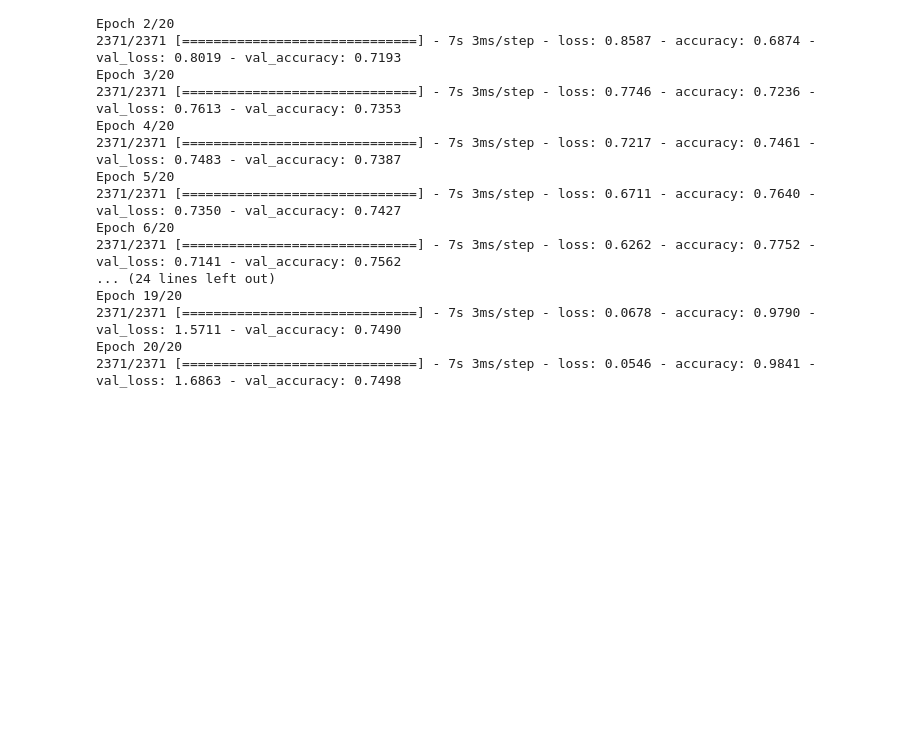
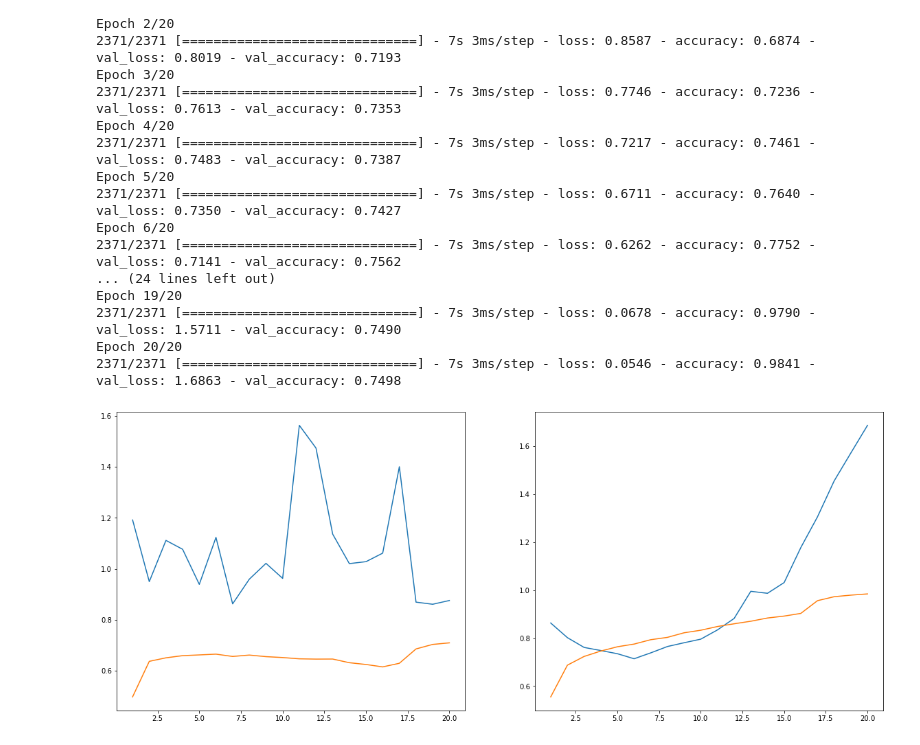
Before and after one commit to aydin-hasanli/age_gender_prediction, a Jupyter notebook: EDA.ipynb, the cells around one changed output. Saved outputs shown, nothing was run; the diff lists cells and outputs as text; code cells hidden in the pictures; blank space fills up the shorter version.

```diff
--- a/EDA.ipynb
+++ b/EDA.ipynb
@@ -375,7 +375,7 @@ Trainable params: 5,413,509
 Non-trainable params: 0
 _________________________________________________________________
 # %%
-history_ethnicity=ethno_model.fit(X_ethnicity_train,y_ethnicity_train, verbose=1,
+ethno=ethno_model.fit(X_ethnicity_train,y_ethnicity_train, verbose=1,
                                        validation_data=(X_ethnicity_test, y_ethnicity_test),
     batch_size=32,
     epochs=20,
@@ -424,3 +424,14 @@ Epoch 19/20
 2371/2371 [==============================] - 7s 3ms/step - loss: 0.0678 - accuracy: 0.9790 - val_loss: 1.5711 - val_accuracy: 0.7490
 Epoch 20/20
 2371/2371 [==============================] - 7s 3ms/step - loss: 0.0546 - accuracy: 0.9841 - val_loss: 1.6863 - val_accuracy: 0.7498
+# %%
+fig, ax = plt.subplots(1,2, figsize=(20,8))
+ethno.history
+l=np.arange(1,len(ethno.history['val_loss'])+1)
+ax[0].plot(l, ethno.history['val_loss'])
+ax[0].plot(l, ethno.history['accuracy'])
+l1=np.arange(1,len(ethno_2.history['val_loss'])+1)
+ax[1].plot(l1, ethno_2.history['val_loss'])
+ax[1].plot(l1, ethno_2.history['accuracy']);
+# %% [output]
+[figure, added]
```
Also changed, not shown: parts of 2 cells of this notebook.
